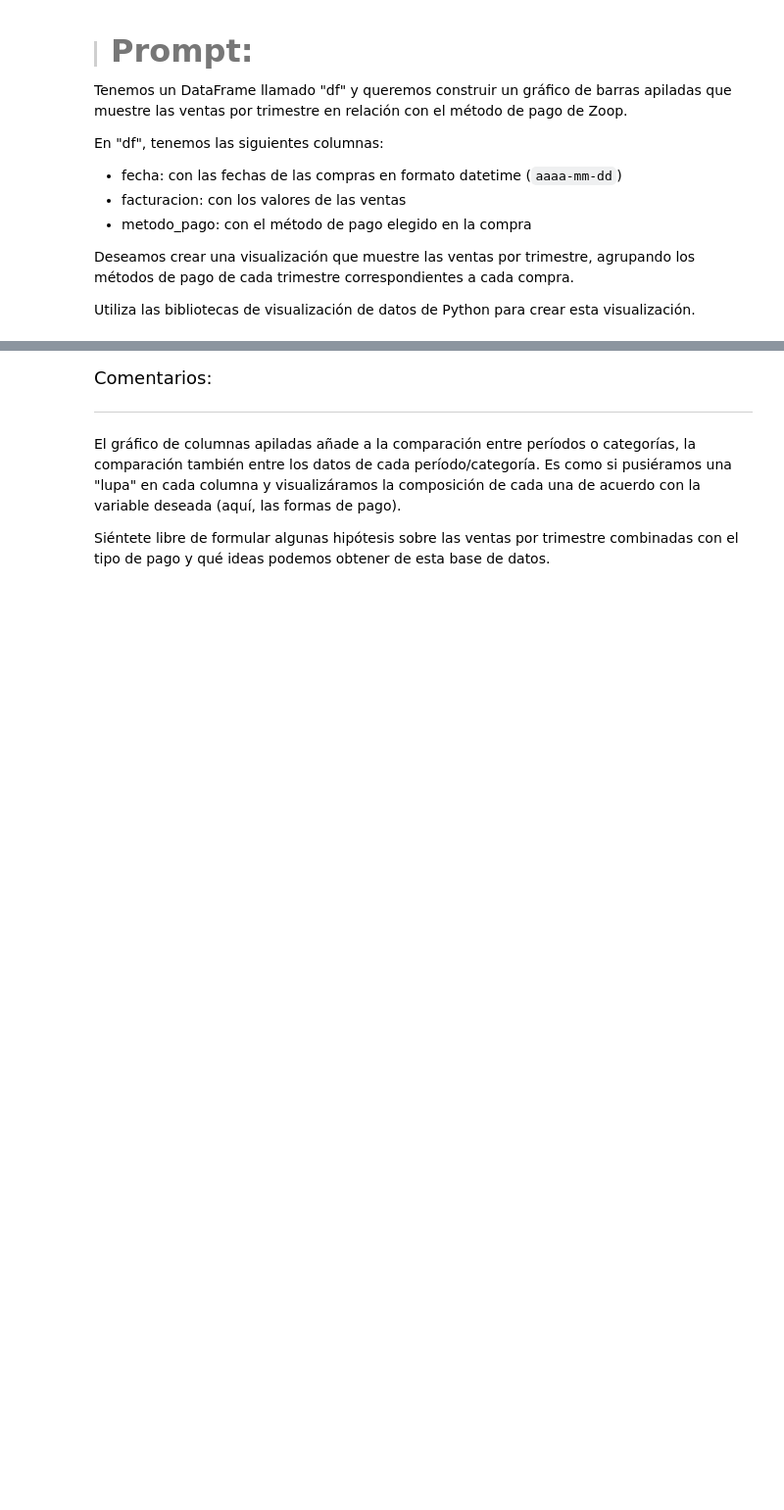
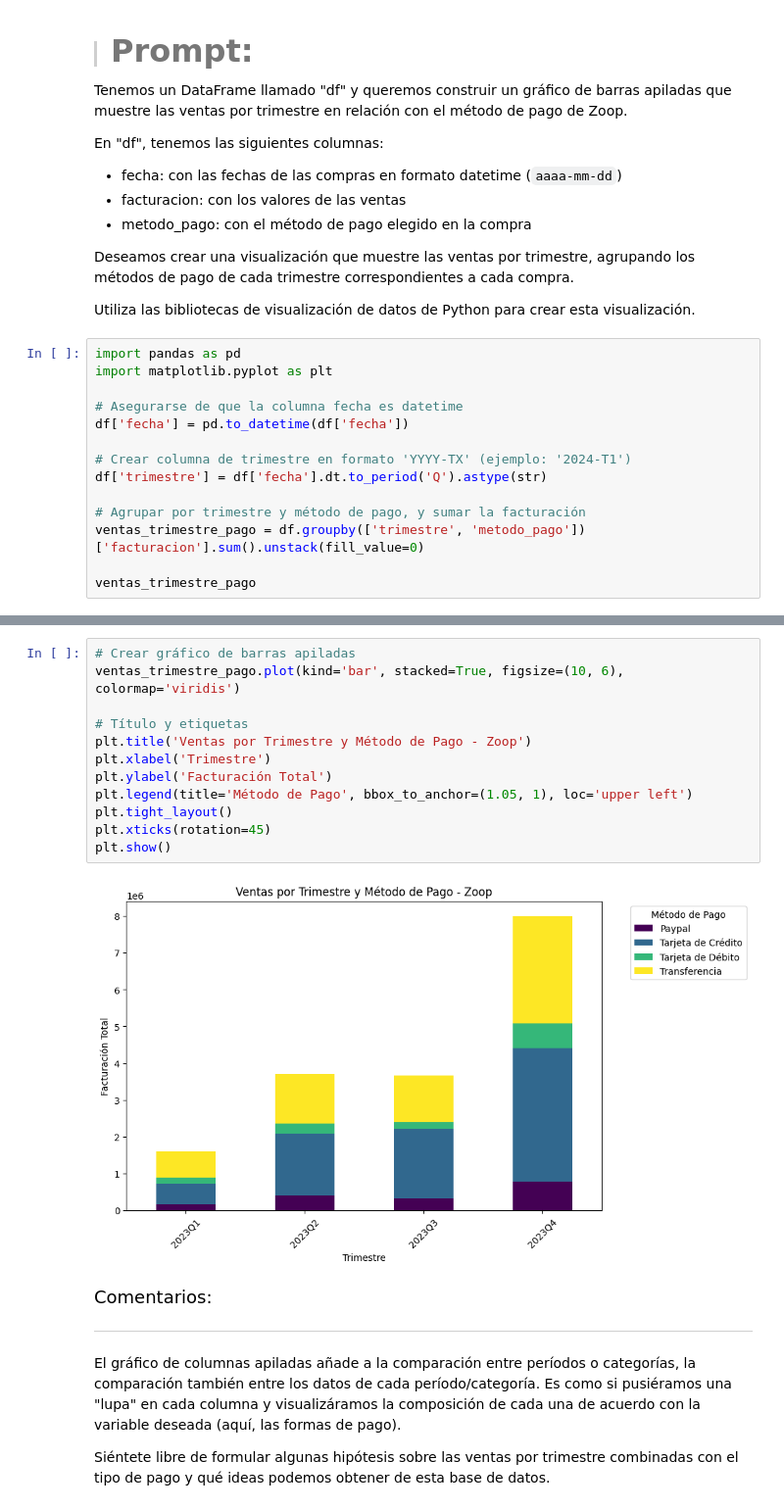
Before and after one commit to yuri19762008/001_ORACLE, a Jupyter notebook: 013_CIENCIA_DATOS_GPT/IA_aplicada_a_ciencia_de_datos.ipynb, the cells around one changed output, grey strips where cells are left out. Shown at 98% size. Saved outputs shown, nothing was run; the diff lists cells and outputs as text; blank space fills up the shorter version.

```diff
--- a/013_CIENCIA_DATOS_GPT/IA_aplicada_a_ciencia_de_datos.ipynb
+++ b/013_CIENCIA_DATOS_GPT/IA_aplicada_a_ciencia_de_datos.ipynb
@@ -775,3 +870,17 @@ En "df", tenemos las siguientes columnas:
 Deseamos crear una visualización que muestre las ventas por trimestre, agrupando los métodos de pago de cada trimestre correspondientes a cada compra.
 
 Utiliza las bibliotecas de visualización de datos de Python para crear esta visualización.
+# %%
+import pandas as pd
+import matplotlib.pyplot as plt
+
+# Asegurarse de que la columna fecha es datetime
+df['fecha'] = pd.to_datetime(df['fecha'])
+
+# Crear columna de trimestre en formato 'YYYY-TX' (ejemplo: '2024-T1')
+df['trimestre'] = df['fecha'].dt.to_period('Q').astype(str)
+
+# Agrupar por trimestre y método de pago, y sumar la facturación
+ventas_trimestre_pago = df.groupby(['trimestre', 'metodo_pago'])['facturacion'].sum().unstack(fill_value=0)
+
+ventas_trimestre_pago
@@ -778,3 +894,17 @@ Utiliza las bibliotecas de visualización de datos de Python para crear esta vis
+# %%
+# Crear gráfico de barras apiladas
+ventas_trimestre_pago.plot(kind='bar', stacked=True, figsize=(10, 6), colormap='viridis')
+
+# Título y etiquetas
+plt.title('Ventas por Trimestre y Método de Pago - Zoop')
+plt.xlabel('Trimestre')
+plt.ylabel('Facturación Total')
+plt.legend(title='Método de Pago', bbox_to_anchor=(1.05, 1), loc='upper left')
+plt.tight_layout()
+plt.xticks(rotation=45)
+plt.show()
+# %% [output]
+[figure, added]
 # %% [markdown]
 <font color="7b71ff" size=4> Comentarios: </font>
 
```
Also changed, not shown: parts of 8 cells of this notebook, 2 other files.
